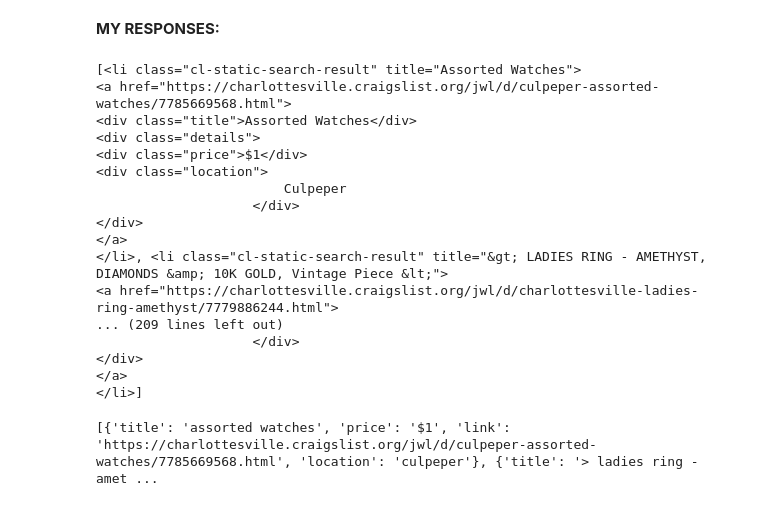
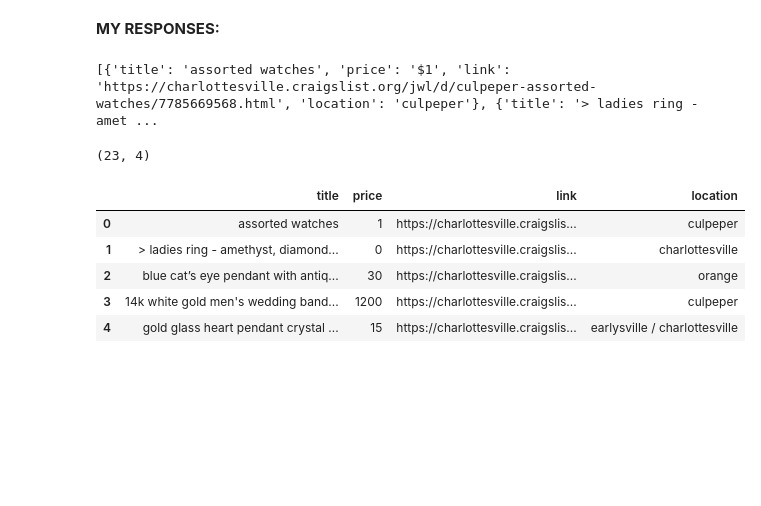
Before and after one commit to natalieassaad/labs, a Jupyter notebook: 02_scraping/lab_notebook.ipynb, the cells around one changed output. Cells and saved outputs as stored; diff of their text form; code cells hidden in the pictures; blank space fills up the shorter version.

```diff
--- a/02_scraping/lab_notebook.ipynb
+++ b/02_scraping/lab_notebook.ipynb
@@ -369,25 +349,5 @@ raw = requests.get(url,headers=header) # Get page
 from bs4 import BeautifulSoup as soup # HTML parser
 bsObj = soup(raw.content,'html.parser') # Parse the html
 listings = bsObj.find_all(class_="cl-static-search-result") # Find all listings
-# %%
-print(listings)
-# %% [output]
-[<li class="cl-static-search-result" title="Assorted Watches">
-<a href="https://charlottesville.craigslist.org/jwl/d/culpeper-assorted-watches/7785669568.html">
-<div class="title">Assorted Watches</div>
-<div class="details">
-<div class="price">$1</div>
-<div class="location">
-                        Culpeper
-                    </div>
-</div>
-</a>
-</li>, <li class="cl-static-search-result" title="&gt; LADIES RING - AMETHYST, DIAMONDS &amp; 10K GOLD, Vintage Piece &lt;">
-<a href="https://charlottesville.craigslist.org/jwl/d/charlottesville-ladies-ring-amethyst/7779886244.html">
-... (209 lines left out)
-                    </div>
-</div>
-</a>
-</li>]
 # %%
 data = []
@@ -407,3 +368,20 @@ for k in range( len(listings) ):
 print(data)
 # %% [output]
 [{'title': 'assorted watches', 'price': '$1', 'link': 'https://charlottesville.craigslist.org/jwl/d/culpeper-assorted-watches/7785669568.html', 'location': 'culpeper'}, {'title': '> ladies ring - amet ...
+# %%
+# 3. wrangle/EDA
+
+df = pd.DataFrame.from_dict(data)
+df['price'] = df['price'].str.replace('$','')
+df['price'] = df['price'].str.replace(',','')
+df['price'] = pd.to_numeric(df['price'],errors='coerce')
+print(df.shape)
+df.head()
+# %% [output]
+(23, 4)
+|  | title | price | link | location |
+| 0 | assorted watches | 1 | https://charlottesville.craigslis... | culpeper |
+| 1 | > ladies ring - amethyst, diamond... | 0 | https://charlottesville.craigslis... | charlottesville |
+| 2 | blue cat’s eye pendant with antiq... | 30 | https://charlottesville.craigslis... | orange |
+| 3 | 14k white gold men's wedding band... | 1200 | https://charlottesville.craigslis... | culpeper |
+| 4 | gold glass heart pendant crystal ... | 15 | https://charlottesville.craigslis... | earlysville / charlottesville |
```
Also changed, not shown: parts of 4 cells of this notebook.
